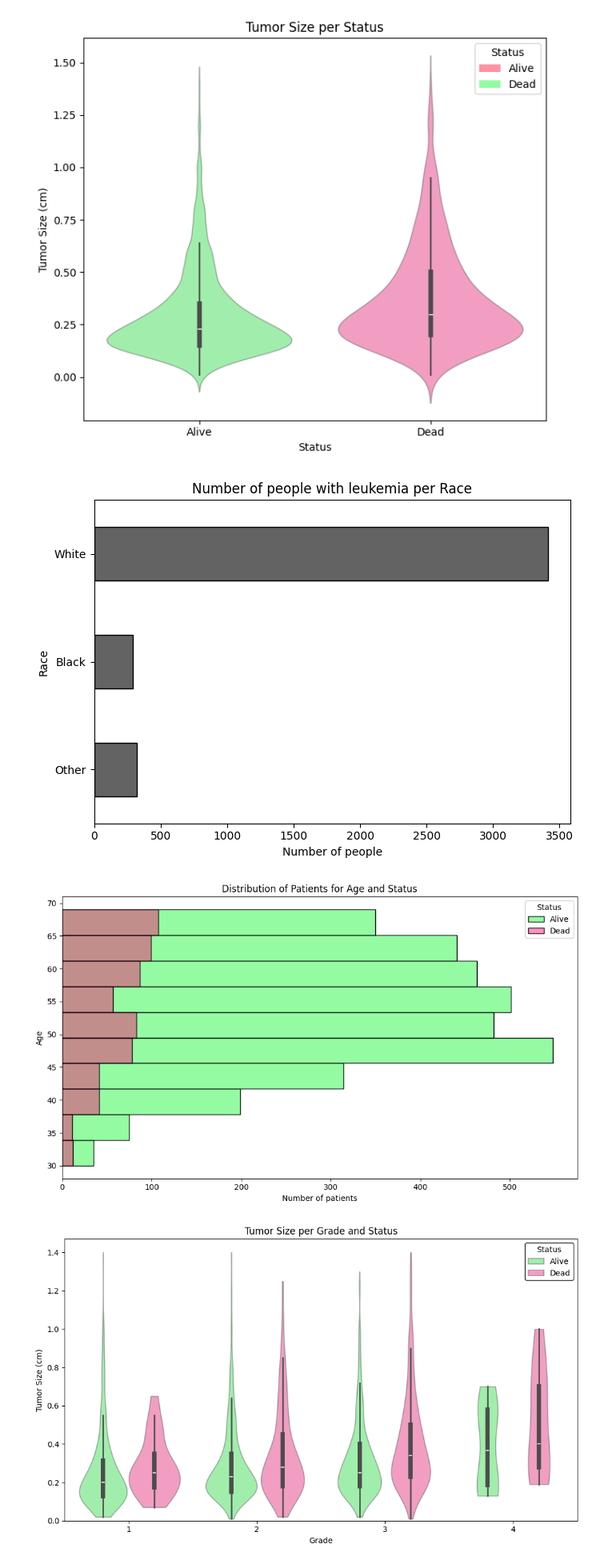
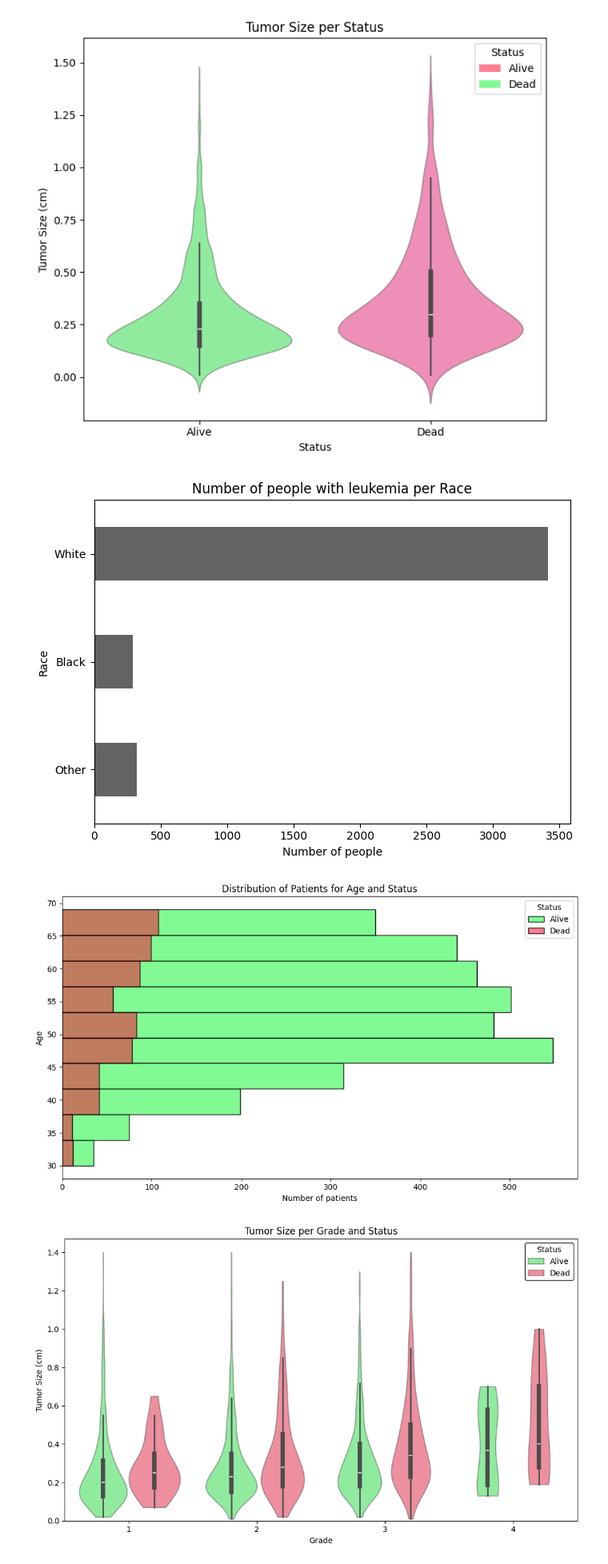
Before and after one commit to andreeriga/Scientific-Visualization-Magistrale, a Jupyter notebook: notebooks/breast.ipynb, the cells around one changed output. Shown at 80% size. Saved outputs shown, nothing was run; the diff lists cells and outputs as text; code cells hidden in the pictures.

Commit message:
Fixed color breast cancer

```diff
--- a/notebooks/breast.ipynb
+++ b/notebooks/breast.ipynb
@@ -90,7 +90,7 @@ race_counts = race_counts.reindex(race_order)
 palette = (99/255, 99/255, 99/255)
 
 # Grafico a barre orizzontali
-race_counts.plot(kind='barh', color=palette, edgecolor='black')
+race_counts.plot(kind='barh', color=palette, edgecolor=None)
 
 plt.title("Number of people with leukemia per Race")
 plt.xlabel("Number of people")
@@ -98,39 +98,39 @@ plt.ylabel("Race")
 plt.tight_layout()
 plt.show()
 # %% [output]
-[figure, old version]
+[figure, new version]
 # %%
 df = pd.read_csv("../data/breast_cancer_dataset.csv")
 # Palette personalizzata con alpha incorporato
 palette = {
-    "Alive": (* (7/255, 247/255, 43/255), 0.43),  # verde con alpha
-    "Dead":  (* (255/255, 0/255, 111/255), 0.43)  # rosa/rosso con alpha
+    "Alive": (* (7/255, 247/255, 43/255), 0.5),  # verde con alpha
+    "Dead":  (* (255/255, 0/255, 43/255), 0.5)  # rosa/rosso con alpha
 }
 
 # Definiamo i bins (10 intervalli tra min e max dell'età)
 bins = np.linspace(df["Age"].min(), df["Age"].max(), 11)
 
 plt.figure(figsize=(10,6))
 
 # Istogramma orizzontale per ogni Status
 for status in ["Alive", "Dead"]:
     plt.hist(
         df.loc[df["Status"] == status, "Age"],
         bins=bins,
         label=status,
         edgecolor='black',
         orientation="horizontal",
         color=palette[status]  # alpha incluso
     )
 
 plt.xlabel("Number of patients")
 plt.ylabel("Age")
 plt.title("Distribution of Patients for Age and Status")
 plt.legend(title="Status")
 plt.tight_layout()
 plt.show()
 # %% [output]
-[figure, old version]
+[figure, new version]
 # %%
 df = pd.read_csv("../data/breast_cancer_dataset.csv")
 
```
Also changed, not shown: parts of 4 cells of this notebook.
